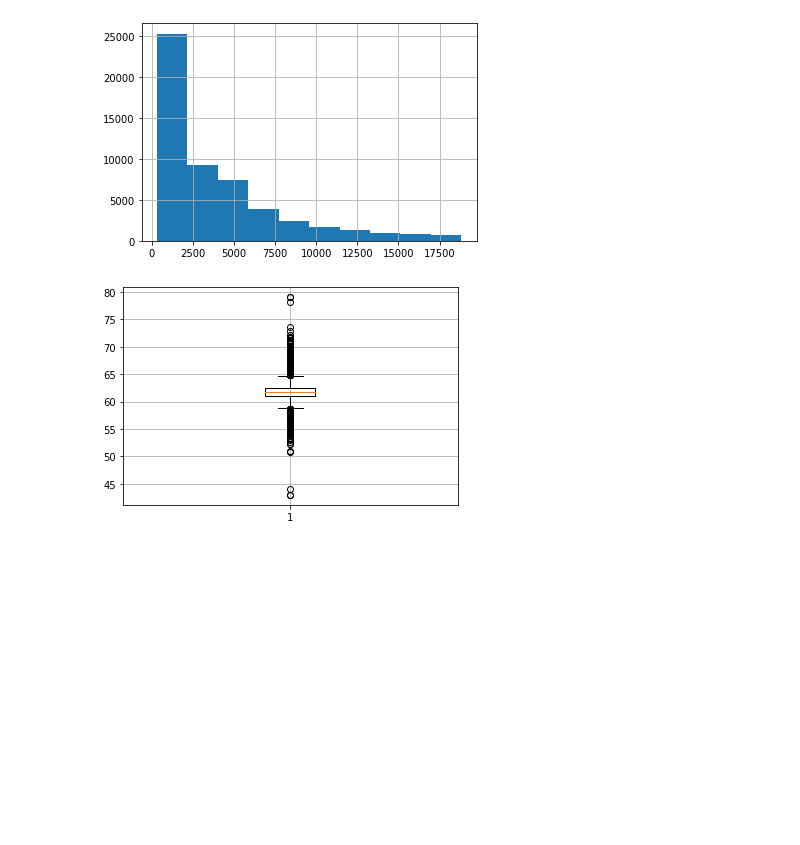
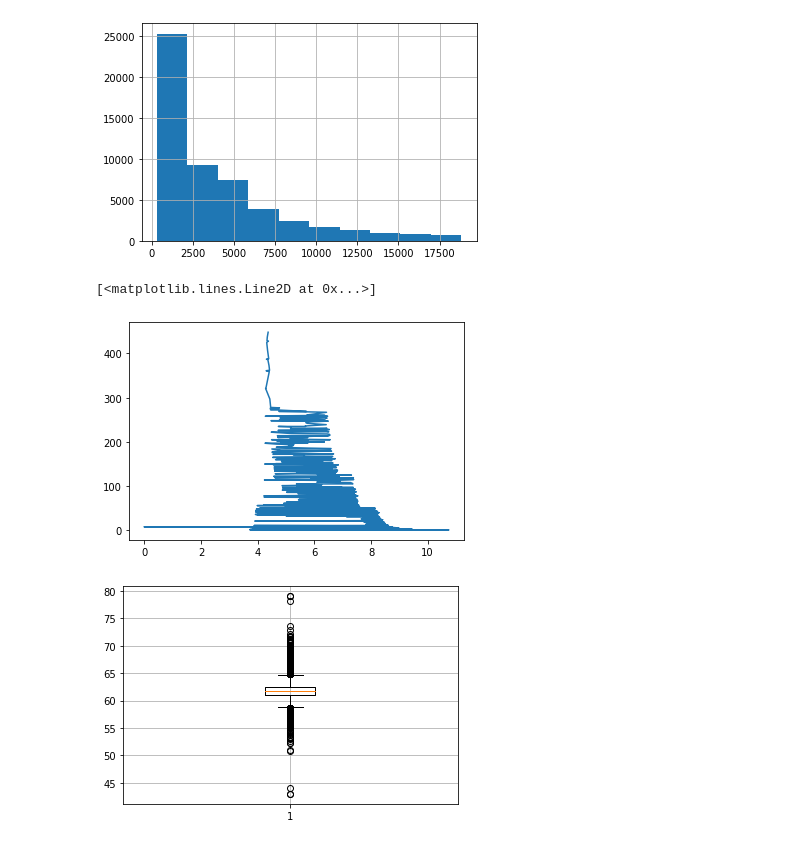
Before and after one commit to iakil/CSCI381_DataAnalytics, a Jupyter notebook: Quiz/Quiz1/A_Bhuiyan_Quiz1.ipynb, the cells around one changed output. Saved outputs shown, nothing was run; the diff lists cells and outputs as text; code cells hidden in the pictures; blank space fills up the shorter version.

```diff
--- a/Quiz/Quiz1/A_Bhuiyan_Quiz1.ipynb
+++ b/Quiz/Quiz1/A_Bhuiyan_Quiz1.ipynb
@@ -141,6 +127,12 @@ plt.grid (True)
 plt.show()
 # %% [output]
 [figure]
+# %%
+px = df['x'].value_counts()
+plt.plot(px)
+# %% [output]
+[<matplotlib.lines.Line2D at 0x...>]
+[figure, added]
 # %%
 plt.boxplot(df.depth) # Box Plot
 plt.grid (True)
```
Also changed, not shown: parts of 27 cells of this notebook.
